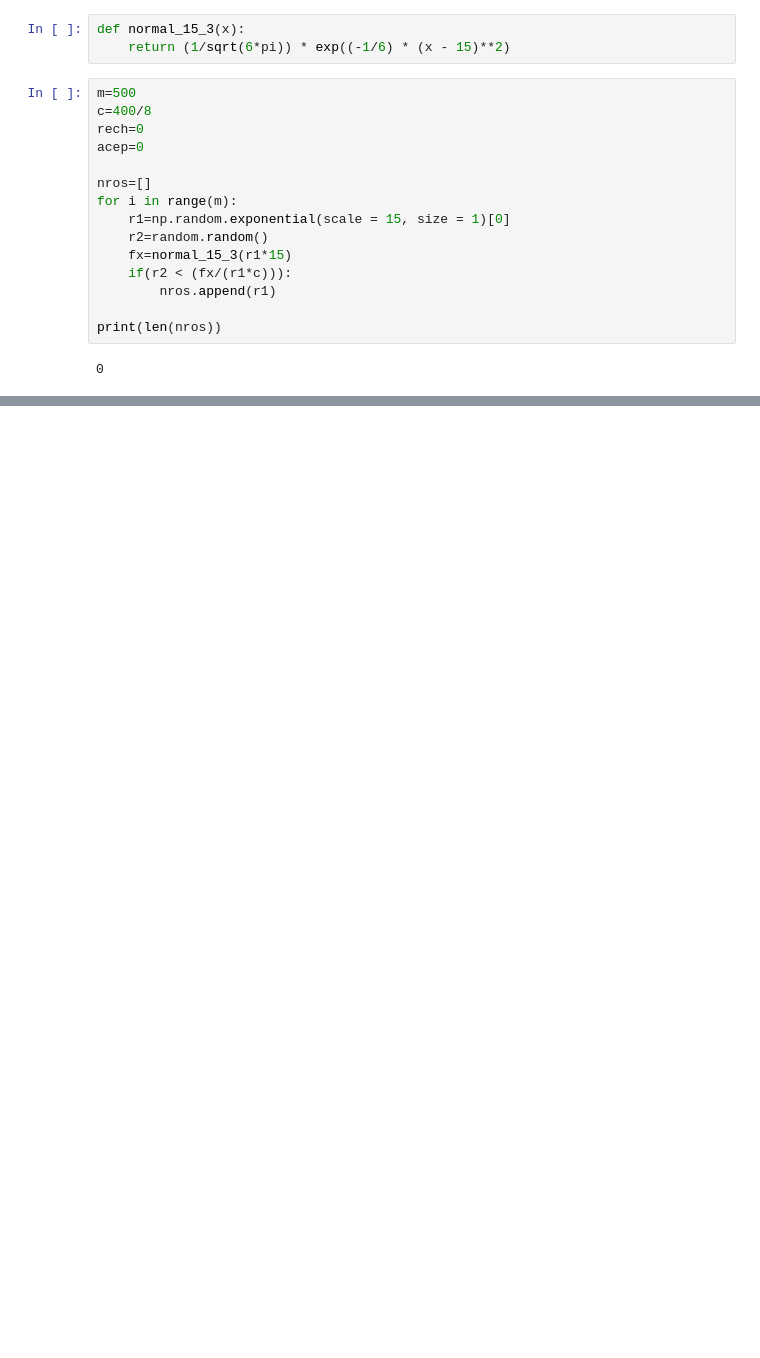
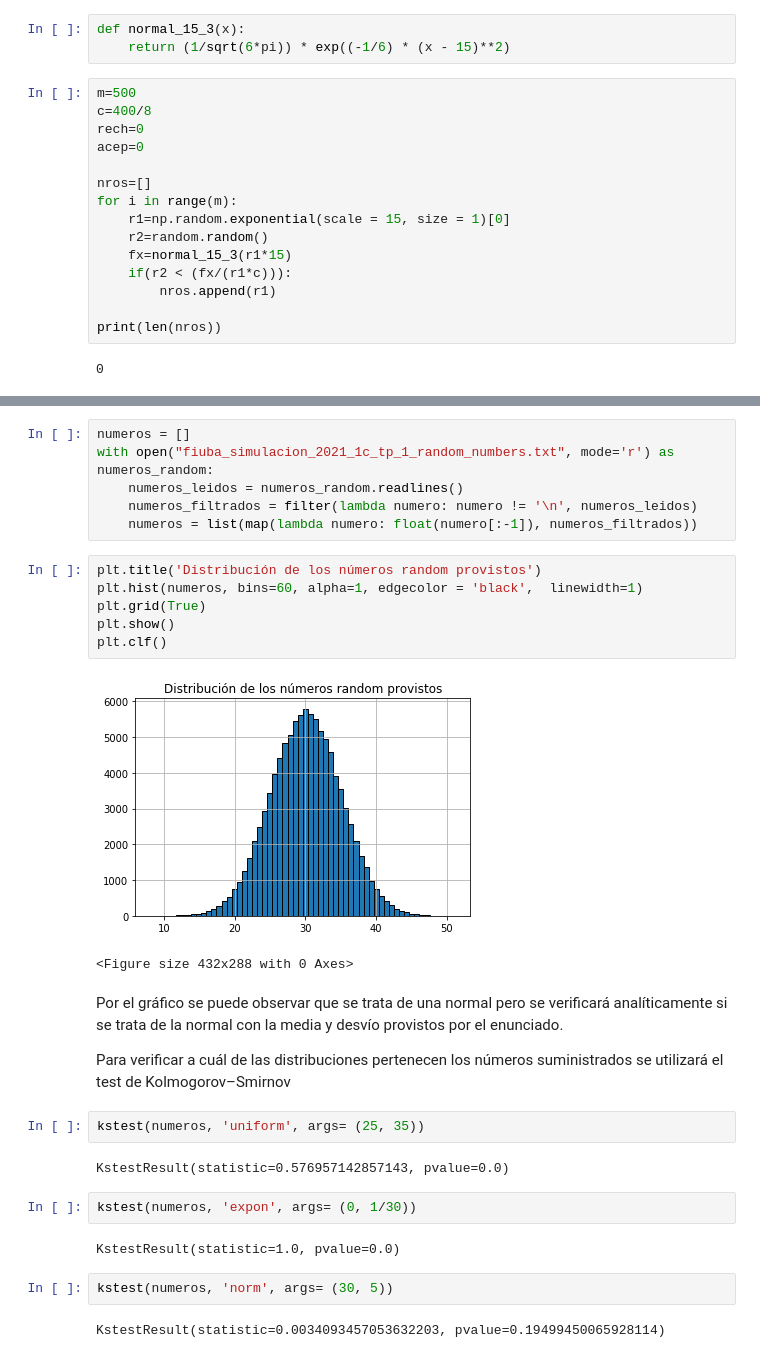
Before and after one commit to matiscakosky/simulhav, a Jupyter notebook: tp1.ipynb, the cells around one changed output, grey strips where cells are left out. Saved outputs shown, nothing was run; the diff lists cells and outputs as text; blank space fills up the shorter version.

```diff
--- a/tp1.ipynb
+++ b/tp1.ipynb
@@ -551,0 +574,31 @@ No handles with labels found to put in legend.
+# %%
+numeros = []
+with open("fiuba_simulacion_2021_1c_tp_1_random_numbers.txt", mode='r') as numeros_random:
+    numeros_leidos = numeros_random.readlines()
+    numeros_filtrados = filter(lambda numero: numero != '\n', numeros_leidos)
+    numeros = list(map(lambda numero: float(numero[:-1]), numeros_filtrados))
+# %%
+plt.title('Distribución de los números random provistos')
+plt.hist(numeros, bins=60, alpha=1, edgecolor = 'black',  linewidth=1)
+plt.grid(True)
+plt.show()
+plt.clf()
+# %% [output]
+[figure, added]
+<Figure size 432x288 with 0 Axes>
+# %% [markdown]
+Por el gráfico se puede observar que se trata de una normal pero se verificará analíticamente si se trata de la normal con la media y desvío provistos por el enunciado.
+
+Para verificar a cuál de las distribuciones pertenecen los números suministrados se utilizará el test de Kolmogorov–Smirnov
+# %%
+kstest(numeros, 'uniform', args= (25, 35))
+# %% [output]
+KstestResult(statistic=0.576957142857143, pvalue=0.0)
+# %%
+kstest(numeros, 'expon', args= (0, 1/30))
+# %% [output]
+KstestResult(statistic=1.0, pvalue=0.0)
+# %%
+kstest(numeros, 'norm', args= (30, 5))
+# %% [output]
+KstestResult(statistic=0.0034093457053632203, pvalue=0.19499450065928114)
```
Also changed, not shown: parts of 18 cells of this notebook, 1 other file.
